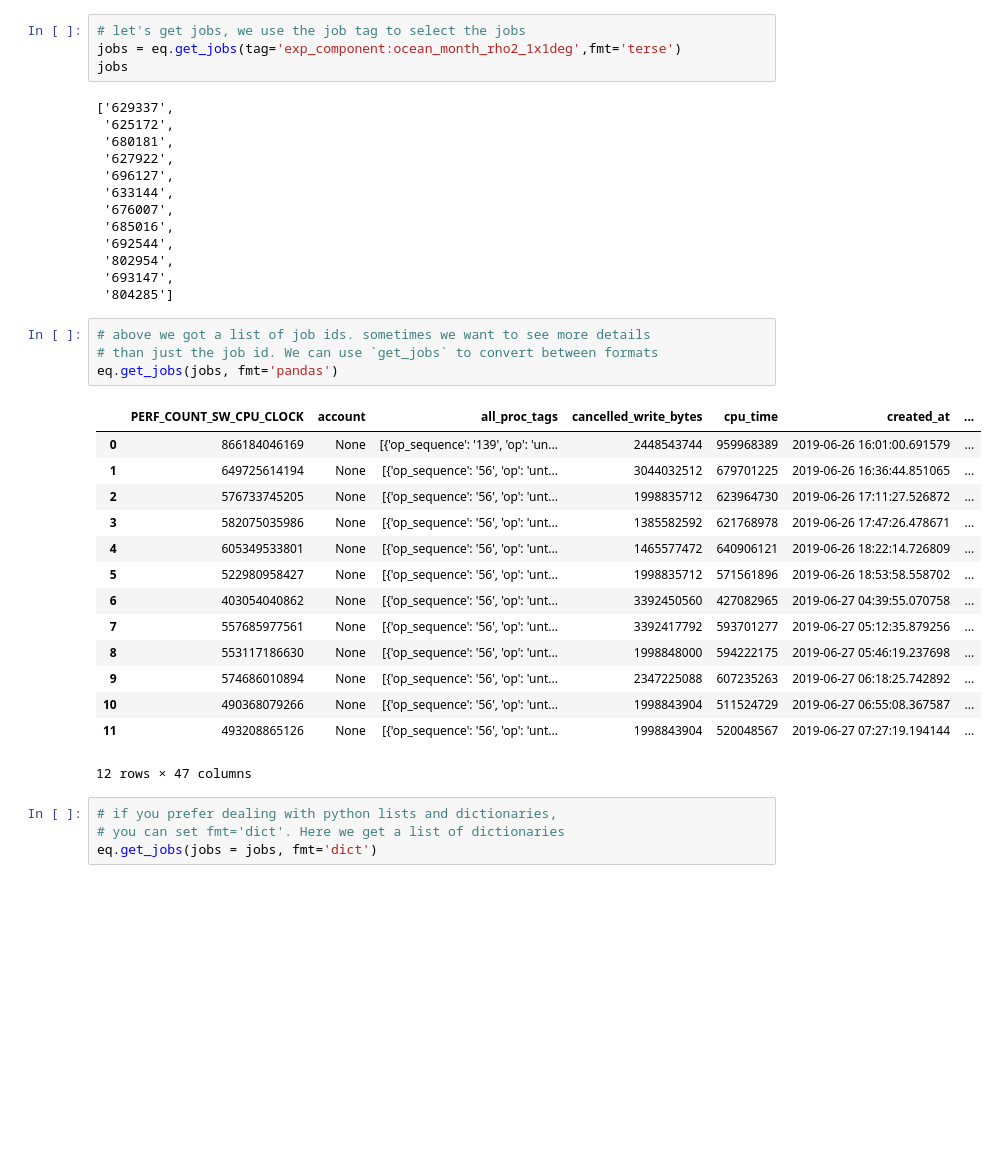
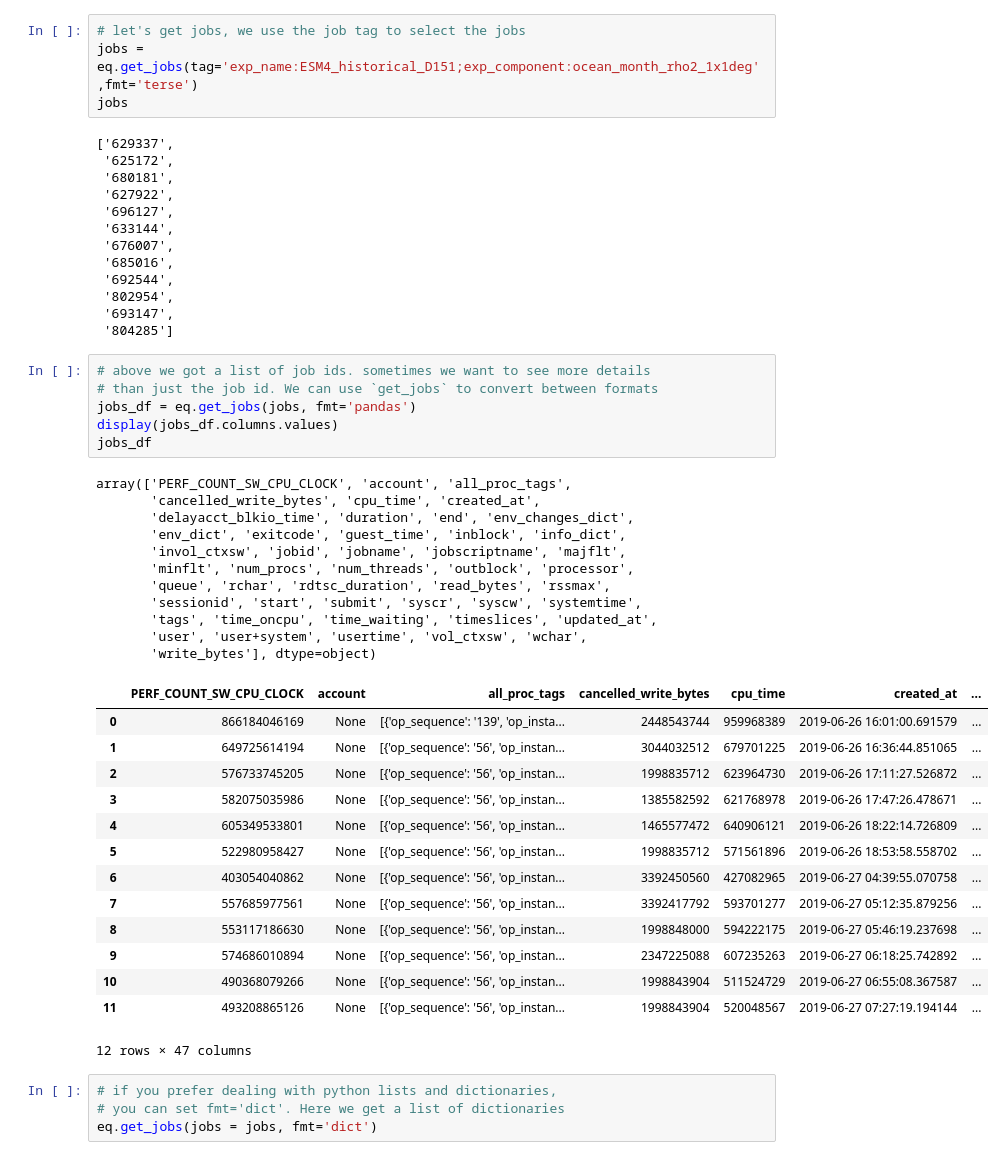
Before and after one commit to ilaflott/epmt, a Jupyter notebook: Query-API.ipynb, the cells around one changed output. Drawn from its saved outputs; the diff is of its cells as text; blank space fills up the shorter version.

```diff
--- a/Query-API.ipynb
+++ b/Query-API.ipynb
@@ -33,7 +33,7 @@ Each of these operate at distinct levels: job, process and threads.
 ### Job Query
 # %%
 # let's get jobs, we use the job tag to select the jobs
-jobs = eq.get_jobs(tag='exp_component:ocean_month_rho2_1x1deg',fmt='terse')
+jobs = eq.get_jobs(tag='exp_name:ESM4_historical_D151;exp_component:ocean_month_rho2_1x1deg',fmt='terse')
 jobs
 # %% [output]
 ['629337',
@@ -51,22 +51,35 @@ jobs
 # %%
 # above we got a list of job ids. sometimes we want to see more details
 # than just the job id. We can use `get_jobs` to convert between formats
-eq.get_jobs(jobs, fmt='pandas')
+jobs_df = eq.get_jobs(jobs, fmt='pandas')
+display(jobs_df.columns.values)
+jobs_df
 # %% [output]
+array(['PERF_COUNT_SW_CPU_CLOCK', 'account', 'all_proc_tags',
+       'cancelled_write_bytes', 'cpu_time', 'created_at',
+       'delayacct_blkio_time', 'duration', 'end', 'env_changes_dict',
+       'env_dict', 'exitcode', 'guest_time', 'inblock', 'info_dict',
+       'invol_ctxsw', 'jobid', 'jobname', 'jobscriptname', 'majflt',
+       'minflt', 'num_procs', 'num_threads', 'outblock', 'processor',
+       'queue', 'rchar', 'rdtsc_duration', 'read_bytes', 'rssmax',
+       'sessionid', 'start', 'submit', 'syscr', 'syscw', 'systemtime',
+       'tags', 'time_oncpu', 'time_waiting', 'timeslices', 'updated_at',
+       'user', 'user+system', 'usertime', 'vol_ctxsw', 'wchar',
+       'write_bytes'], dtype=object)
 |  | PERF_COUNT_SW_CPU_CLOCK | account | all_proc_tags | cancelled_write_bytes | cpu_time | created_at | ... |
-| 0 | 866184046169 | None | [{'op_sequence': '139', 'op': 'un... | 2448543744 | 959968389 | 2019-06-26 16:01:00.691579 | ... |
-| 1 | 649725614194 | None | [{'op_sequence': '56', 'op': 'unt... | 3044032512 | 679701225 | 2019-06-26 16:36:44.851065 | ... |
-| 2 | 576733745205 | None | [{'op_sequence': '56', 'op': 'unt... | 1998835712 | 623964730 | 2019-06-26 17:11:27.526872 | ... |
-| 3 | 582075035986 | None | [{'op_sequence': '56', 'op': 'unt... | 1385582592 | 621768978 | 2019-06-26 17:47:26.478671 | ... |
-| 4 | 605349533801 | None | [{'op_sequence': '56', 'op': 'unt... | 1465577472 | 640906121 | 2019-06-26 18:22:14.726809 | ... |
-| 5 | 522980958427 | None | [{'op_sequence': '56', 'op': 'unt... | 1998835712 | 571561896 | 2019-06-26 18:53:58.558702 | ... |
-| 6 | 403054040862 | None | [{'op_sequence': '56', 'op': 'unt... | 3392450560 | 427082965 | 2019-06-27 04:39:55.070758 | ... |
-| 7 | 557685977561 | None | [{'op_sequence': '56', 'op': 'unt... | 3392417792 | 593701277 | 2019-06-27 05:12:35.879256 | ... |
-| 8 | 553117186630 | None | [{'op_sequence': '56', 'op': 'unt... | 1998848000 | 594222175 | 2019-06-27 05:46:19.237698 | ... |
-| 9 | 574686010894 | None | [{'op_sequence': '56', 'op': 'unt... | 2347225088 | 607235263 | 2019-06-27 06:18:25.742892 | ... |
-| 10 | 490368079266 | None | [{'op_sequence': '56', 'op': 'unt... | 1998843904 | 511524729 | 2019-06-27 06:55:08.367587 | ... |
-| 11 | 493208865126 | None | [{'op_sequence': '56', 'op': 'unt... | 1998843904 | 520048567 | 2019-06-27 07:27:19.194144 | ... |
+| 0 | 866184046169 | None | [{'op_sequence': '139', 'op_insta... | 2448543744 | 959968389 | 2019-06-26 16:01:00.691579 | ... |
+| 1 | 649725614194 | None | [{'op_sequence': '56', 'op_instan... | 3044032512 | 679701225 | 2019-06-26 16:36:44.851065 | ... |
+| 2 | 576733745205 | None | [{'op_sequence': '56', 'op_instan... | 1998835712 | 623964730 | 2019-06-26 17:11:27.526872 | ... |
+| 3 | 582075035986 | None | [{'op_sequence': '56', 'op_instan... | 1385582592 | 621768978 | 2019-06-26 17:47:26.478671 | ... |
+| 4 | 605349533801 | None | [{'op_sequence': '56', 'op_instan... | 1465577472 | 640906121 | 2019-06-26 18:22:14.726809 | ... |
+| 5 | 522980958427 | None | [{'op_sequence': '56', 'op_instan... | 1998835712 | 571561896 | 2019-06-26 18:53:58.558702 | ... |
+| 6 | 403054040862 | None | [{'op_sequence': '56', 'op_instan... | 3392450560 | 427082965 | 2019-06-27 04:39:55.070758 | ... |
+| 7 | 557685977561 | None | [{'op_sequence': '56', 'op_instan... | 3392417792 | 593701277 | 2019-06-27 05:12:35.879256 | ... |
+| 8 | 553117186630 | None | [{'op_sequence': '56', 'op_instan... | 1998848000 | 594222175 | 2019-06-27 05:46:19.237698 | ... |
+| 9 | 574686010894 | None | [{'op_sequence': '56', 'op_instan... | 2347225088 | 607235263 | 2019-06-27 06:18:25.742892 | ... |
+| 10 | 490368079266 | None | [{'op_sequence': '56', 'op_instan... | 1998843904 | 511524729 | 2019-06-27 06:55:08.367587 | ... |
+| 11 | 493208865126 | None | [{'op_sequence': '56', 'op_instan... | 1998843904 | 520048567 | 2019-06-27 07:27:19.194144 | ... |
-12 rows × 47 columns
+12 rows × 47 columns
 # %%
 # if you prefer dealing with python lists and dictionaries,
 # you can set fmt='dict'. Here we get a list of dictionaries
```
Also changed, not shown: parts of 57 cells of this notebook.
